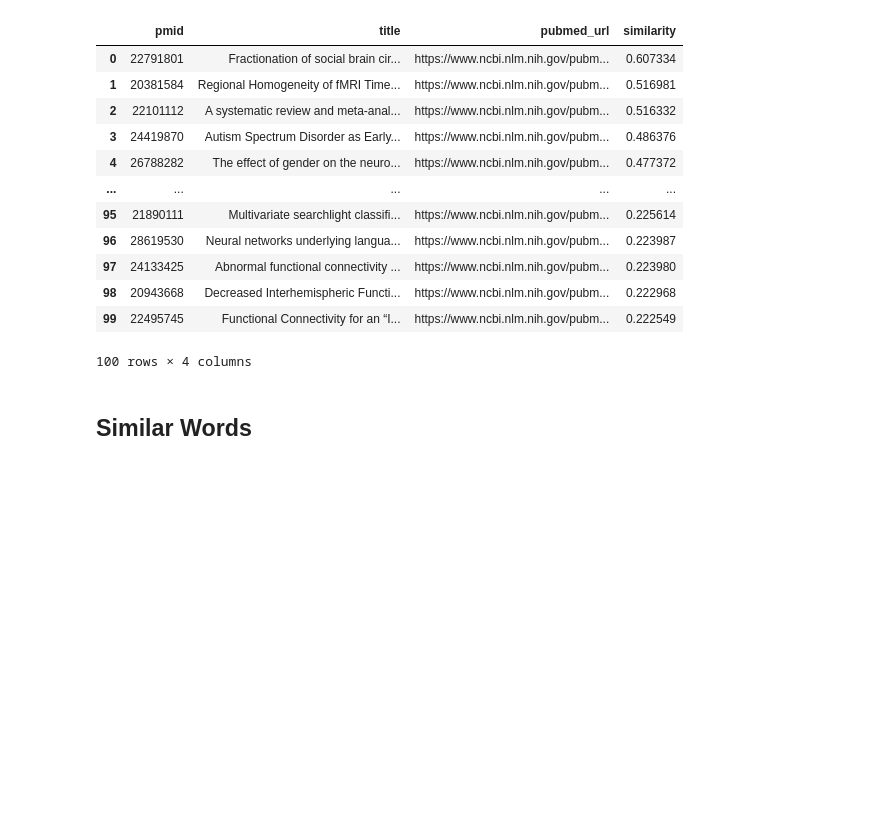
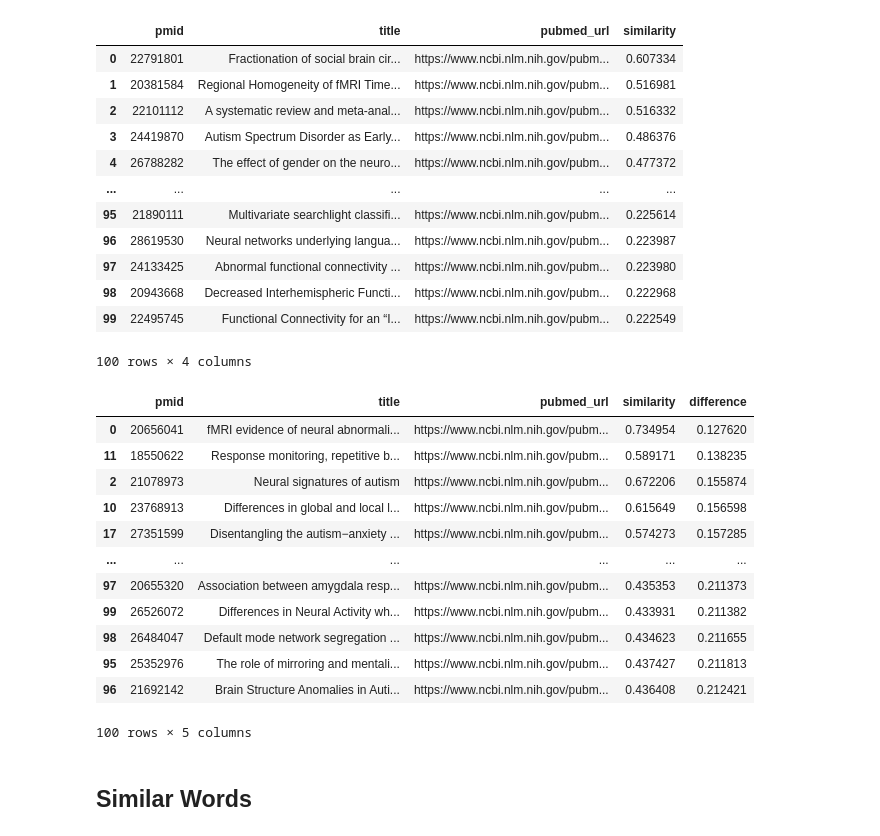
Before and after one commit to NICER-Lab/ml-neuroimaging-meta-analysis-challenges, a Jupyter notebook: notebooks/00_neuroquery_acronym_confusion.ipynb, the cells around one changed output. Cells and saved outputs as stored; diff of their text form; code cells hidden in the pictures; blank space fills up the shorter version.

```diff
--- a/notebooks/00_neuroquery_acronym_confusion.ipynb
+++ b/notebooks/00_neuroquery_acronym_confusion.ipynb
@@ -56,6 +63,23 @@ full_text_results['similar_documents']
 | 98 | 20943668 | Decreased Interhemispheric Functi... | https://www.ncbi.nlm.nih.gov/pubm... | 0.222968 |
 | 99 | 22495745 | Functional Connectivity for an “I... | https://www.ncbi.nlm.nih.gov/pubm... | 0.222549 |
 100 rows × 4 columns
+# %%
+acronym_results['similar_documents']['difference'] = acronym_results['similar_documents']['similarity'] - full_text_results['similar_documents']['similarity']
+acronym_results['similar_documents'].sort_values('difference')
+# %% [output]
+|  | pmid | title | pubmed_url | similarity | difference |
+| 0 | 20656041 | fMRI evidence of neural abnormali... | https://www.ncbi.nlm.nih.gov/pubm... | 0.734954 | 0.127620 |
+| 11 | 18550622 | Response monitoring, repetitive b... | https://www.ncbi.nlm.nih.gov/pubm... | 0.589171 | 0.138235 |
+| 2 | 21078973 | Neural signatures of autism | https://www.ncbi.nlm.nih.gov/pubm... | 0.672206 | 0.155874 |
+| 10 | 23768913 | Differences in global and local l... | https://www.ncbi.nlm.nih.gov/pubm... | 0.615649 | 0.156598 |
+| 17 | 27351599 | Disentangling the autism−anxiety ... | https://www.ncbi.nlm.nih.gov/pubm... | 0.574273 | 0.157285 |
+| ... | ... | ... | ... | ... | ... |
+| 97 | 20655320 | Association between amygdala resp... | https://www.ncbi.nlm.nih.gov/pubm... | 0.435353 | 0.211373 |
+| 99 | 26526072 | Differences in Neural Activity wh... | https://www.ncbi.nlm.nih.gov/pubm... | 0.433931 | 0.211382 |
+| 98 | 26484047 | Default mode network segregation ... | https://www.ncbi.nlm.nih.gov/pubm... | 0.434623 | 0.211655 |
+| 95 | 25352976 | The role of mirroring and mentali... | https://www.ncbi.nlm.nih.gov/pubm... | 0.437427 | 0.211813 |
+| 96 | 21692142 | Brain Structure Anomalies in Auti... | https://www.ncbi.nlm.nih.gov/pubm... | 0.436408 | 0.212421 |
+100 rows × 5 columns
 # %% [markdown]
 ## Similar Words
 # %%
```
Also changed, not shown: parts of 8 cells of this notebook, 1 other file.
